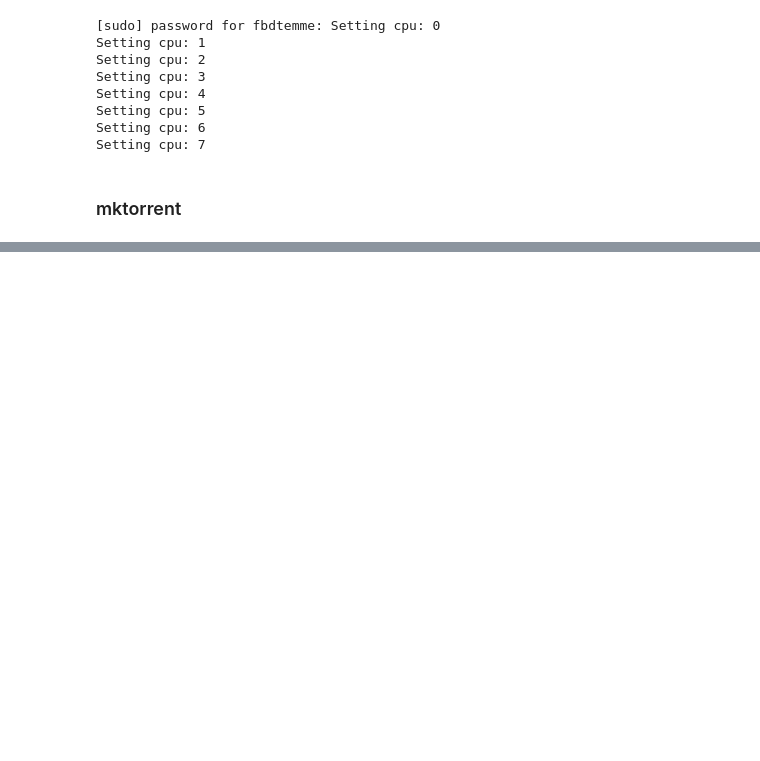
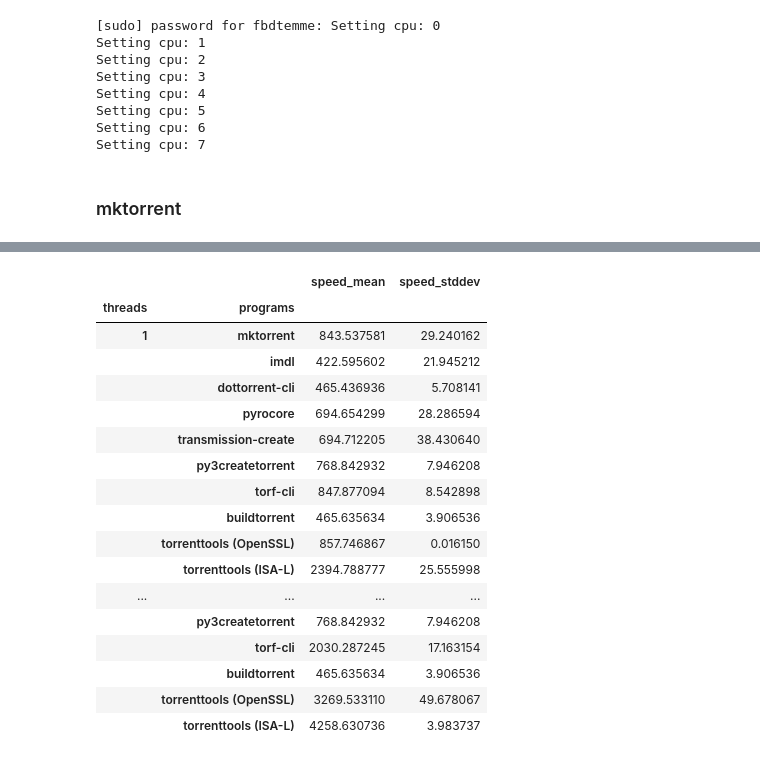
Before and after one commit to fbdtemme/torrenttools, a Jupyter notebook: benchmark/benchmark.ipynb, the cells around one changed output, grey strips where cells are left out. Drawn from its saved outputs; the diff is of its cells as text; code cells hidden in the pictures; blank space fills up the shorter version.

```diff
--- a/benchmark/benchmark.ipynb
+++ b/benchmark/benchmark.ipynb
@@ -302,3 +329,24 @@ df.index = index
+# %%
+df
+# %% [output]
+|  |  | speed_mean | speed_stddev |
+| threads | programs |  |  |
+| 1 | mktorrent | 843.537581 | 29.240162 |
+|  | imdl | 422.595602 | 21.945212 |
+|  | dottorrent-cli | 465.436936 | 5.708141 |
+|  | pyrocore | 694.654299 | 28.286594 |
+|  | transmission-create | 694.712205 | 38.430640 |
+|  | py3createtorrent | 768.842932 | 7.946208 |
+|  | torf-cli | 847.877094 | 8.542898 |
+|  | buildtorrent | 465.635634 | 3.906536 |
+|  | torrenttools (OpenSSL) | 857.746867 | 0.016150 |
+|  | torrenttools (ISA-L) | 2394.788777 | 25.555998 |
+| ... | ... | ... | ... |
+|  | py3createtorrent | 768.842932 | 7.946208 |
+|  | torf-cli | 2030.287245 | 17.163154 |
+|  | buildtorrent | 465.635634 | 3.906536 |
+|  | torrenttools (OpenSSL) | 3269.533110 | 49.678067 |
+|  | torrenttools (ISA-L) | 4258.630736 | 3.983737 |
 # %%
 import matplotlib.cm
 fig, ax = plt.subplots(1, 1, figsize=(8, 8))
```
Also changed, not shown: parts of 15 cells of this notebook, 3 other files.
